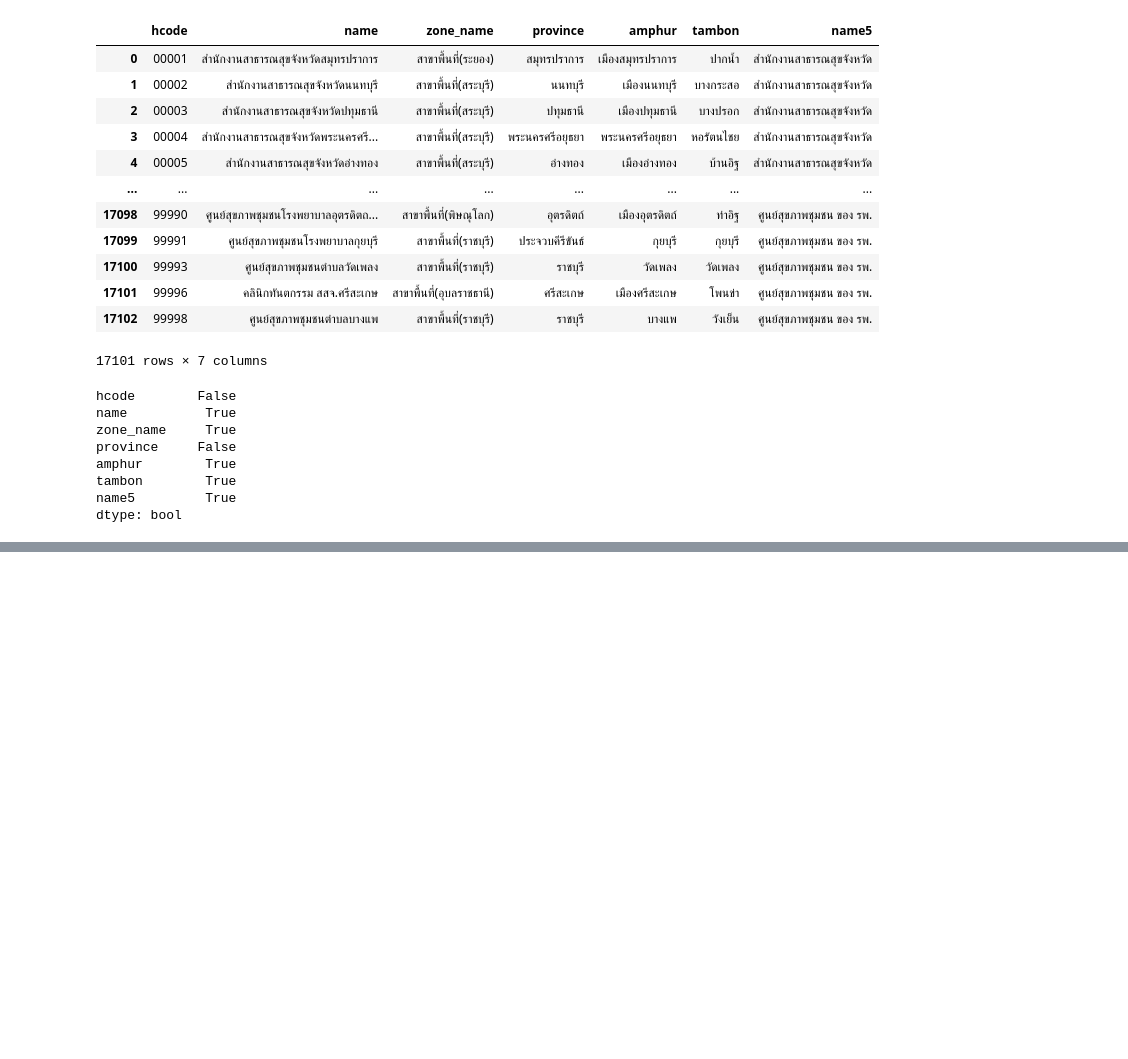
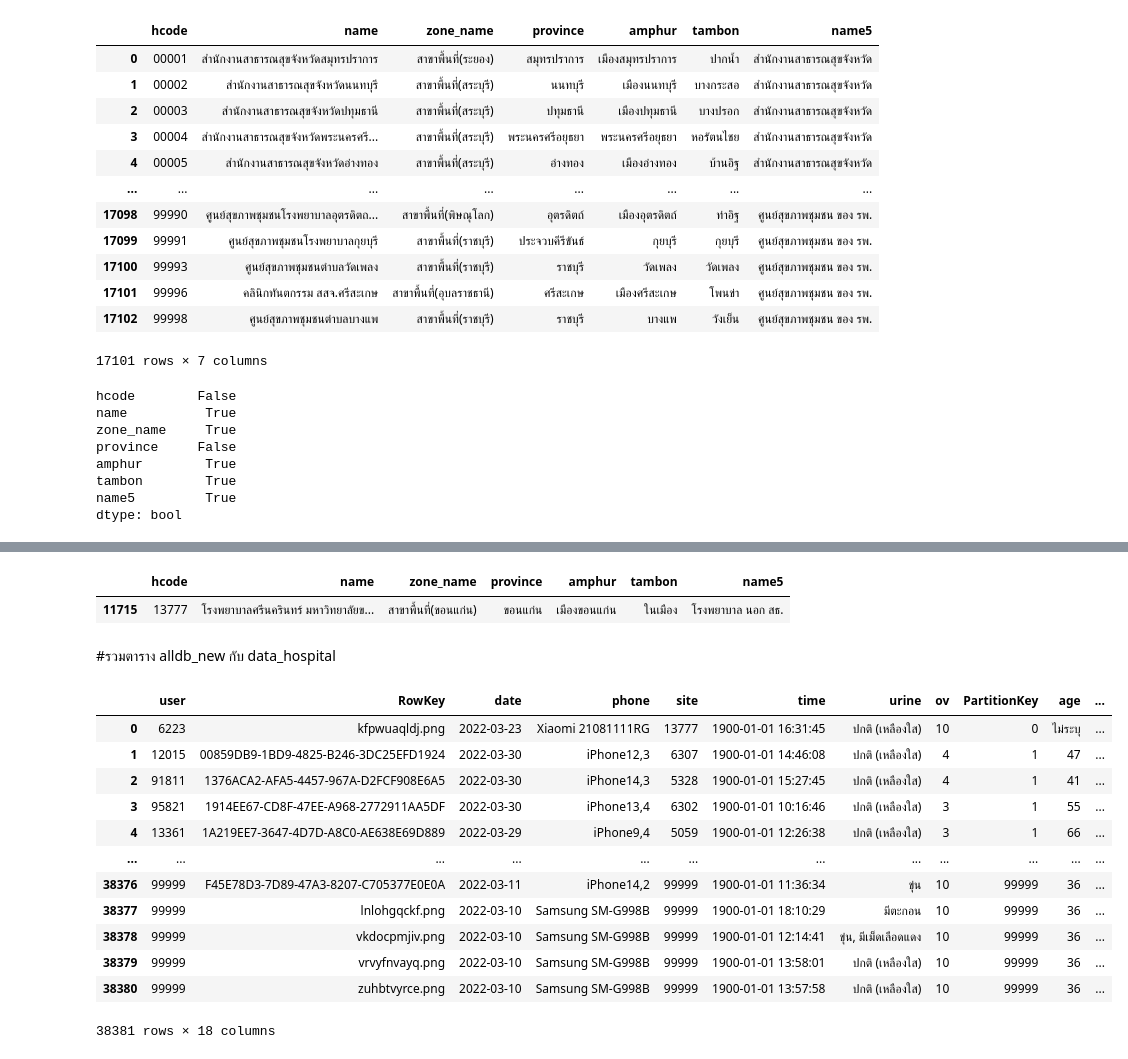
Before and after one commit to Chanunchida-May/data_viz_2022, a Jupyter notebook: FinalExam.ipynb, the cells around one changed output, grey strips where cells are left out. Cells and saved outputs as stored; diff of their text form; code cells hidden in the pictures; blank space fills up the shorter version.

```diff
--- a/FinalExam.ipynb
+++ b/FinalExam.ipynb
@@ -702,3 +702,6 @@ amphur        True
 tambon        True
 name5         True
 dtype: bool
+# %%
+data_hospital = hospital.fillna(value = {'name':'ไม่ระบุ','zone_name':'ไม่ระบุ','amphur':'ไม่ระบุ','tambon':'ไม่ระบุ','name5':'ไม่ระบุ'})
+data_hospital
@@ -704,0 +722,3 @@ dtype: bool
+# %%
+data_hospital= data_hospital[(data_hospital['hcode'].astype(str).str.isnumeric()) & (data_hospital['hcode'].str.len() == 5)]
+data_hospital
@@ -704,0 +739,2 @@ dtype: bool
+# %%
+data_hospital['hcode'] = data_hospital['hcode'].astype(int)
@@ -704,0 +779,24 @@ dtype: bool
+# %%
+hospital[hospital['hcode']=='13777']
+# %% [output]
+|  | hcode | name | zone_name | province | amphur | tambon | name5 |
+| 11715 | 13777 | โรงพยาบาลศรีนครินทร์ มหาวิทยาลัยข... | สาขาพื้นที่(ขอนแก่น) | ขอนแก่น | เมืองขอนแก่น | ในเมือง | โรงพยาบาล นอก สธ. |
+# %% [markdown]
+#รวมตาราง alldb_new กับ data_hospital
+# %%
+data = alldb_new.merge(data_hospital,how='left',left_on='site',right_on='hcode')
+data
+# %% [output]
+|  | user | RowKey | date | phone | site | time | urine | ov | PartitionKey | age | ... |
+| 0 | 6223 | kfpwuaqldj.png | 2022-03-23 | Xiaomi 21081111RG | 13777 | 1900-01-01 16:31:45 | ปกติ (เหลืองใส) | 10 | 0 | ไม่ระบุ | ... |
+| 1 | 12015 | 00859DB9-1BD9-4825-B246-3DC25EFD1924 | 2022-03-30 | iPhone12,3 | 6307 | 1900-01-01 14:46:08 | ปกติ (เหลืองใส) | 4 | 1 | 47 | ... |
+| 2 | 91811 | 1376ACA2-AFA5-4457-967A-D2FCF908E6A5 | 2022-03-30 | iPhone14,3 | 5328 | 1900-01-01 15:27:45 | ปกติ (เหลืองใส) | 4 | 1 | 41 | ... |
+| 3 | 95821 | 1914EE67-CD8F-47EE-A968-2772911AA5DF | 2022-03-30 | iPhone13,4 | 6302 | 1900-01-01 10:16:46 | ปกติ (เหลืองใส) | 3 | 1 | 55 | ... |
+| 4 | 13361 | 1A219EE7-3647-4D7D-A8C0-AE638E69D889 | 2022-03-29 | iPhone9,4 | 5059 | 1900-01-01 12:26:38 | ปกติ (เหลืองใส) | 3 | 1 | 66 | ... |
+| ... | ... | ... | ... | ... | ... | ... | ... | ... | ... | ... | ... |
+| 38376 | 99999 | F45E78D3-7D89-47A3-8207-C705377E0E0A | 2022-03-11 | iPhone14,2 | 99999 | 1900-01-01 11:36:34 | ขุ่น | 10 | 99999 | 36 | ... |
+| 38377 | 99999 | lnlohgqckf.png | 2022-03-10 | Samsung SM-G998B | 99999 | 1900-01-01 18:10:29 | มีตะกอน | 10 | 99999 | 36 | ... |
+| 38378 | 99999 | vkdocpmjiv.png | 2022-03-10 | Samsung SM-G998B | 99999 | 1900-01-01 12:14:41 | ขุ่น, มีเม็ดเลือดแดง | 10 | 99999 | 36 | ... |
+| 38379 | 99999 | vrvyfnvayq.png | 2022-03-10 | Samsung SM-G998B | 99999 | 1900-01-01 13:58:01 | ปกติ (เหลืองใส) | 10 | 99999 | 36 | ... |
+| 38380 | 99999 | zuhbtvyrce.png | 2022-03-10 | Samsung SM-G998B | 99999 | 1900-01-01 13:57:58 | ปกติ (เหลืองใส) | 10 | 99999 | 36 | ... |
+38381 rows × 18 columns
```
Also changed, not shown: parts of 4 cells of this notebook.
